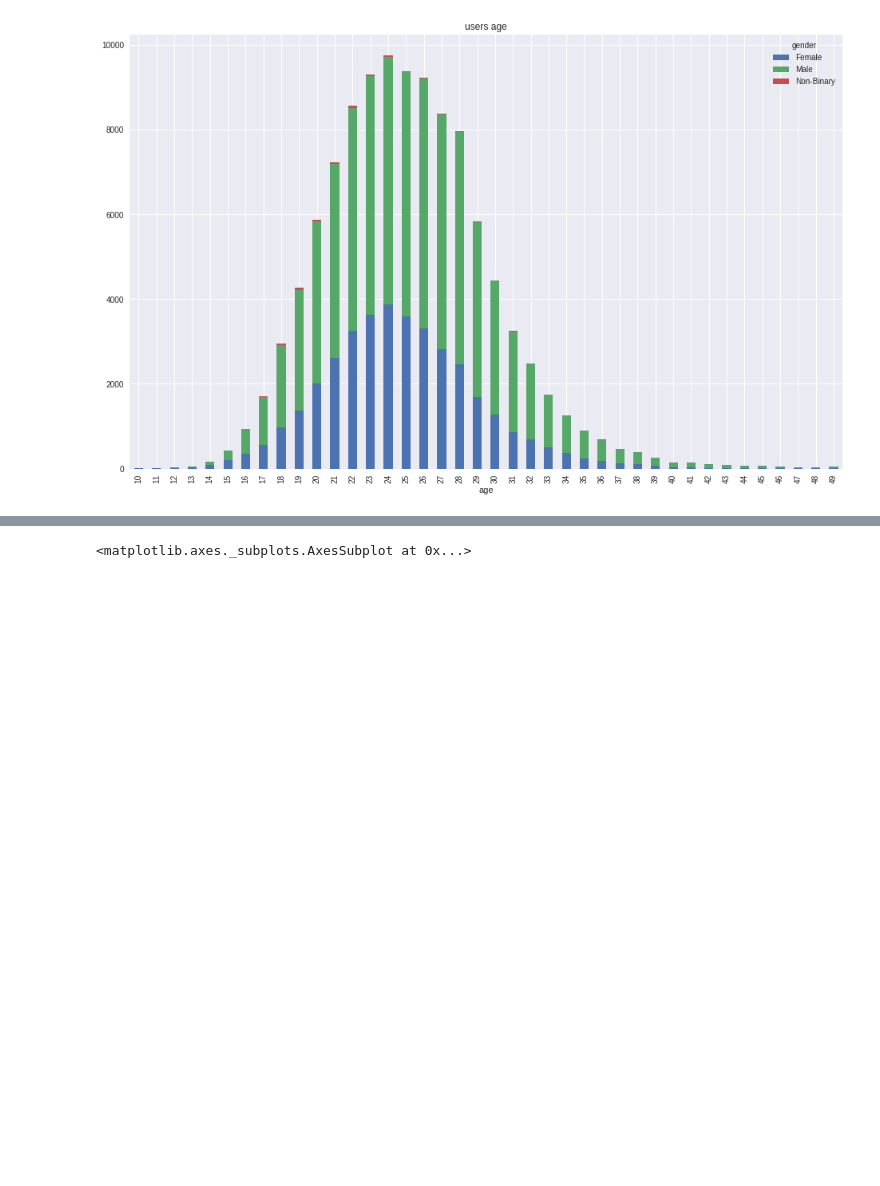
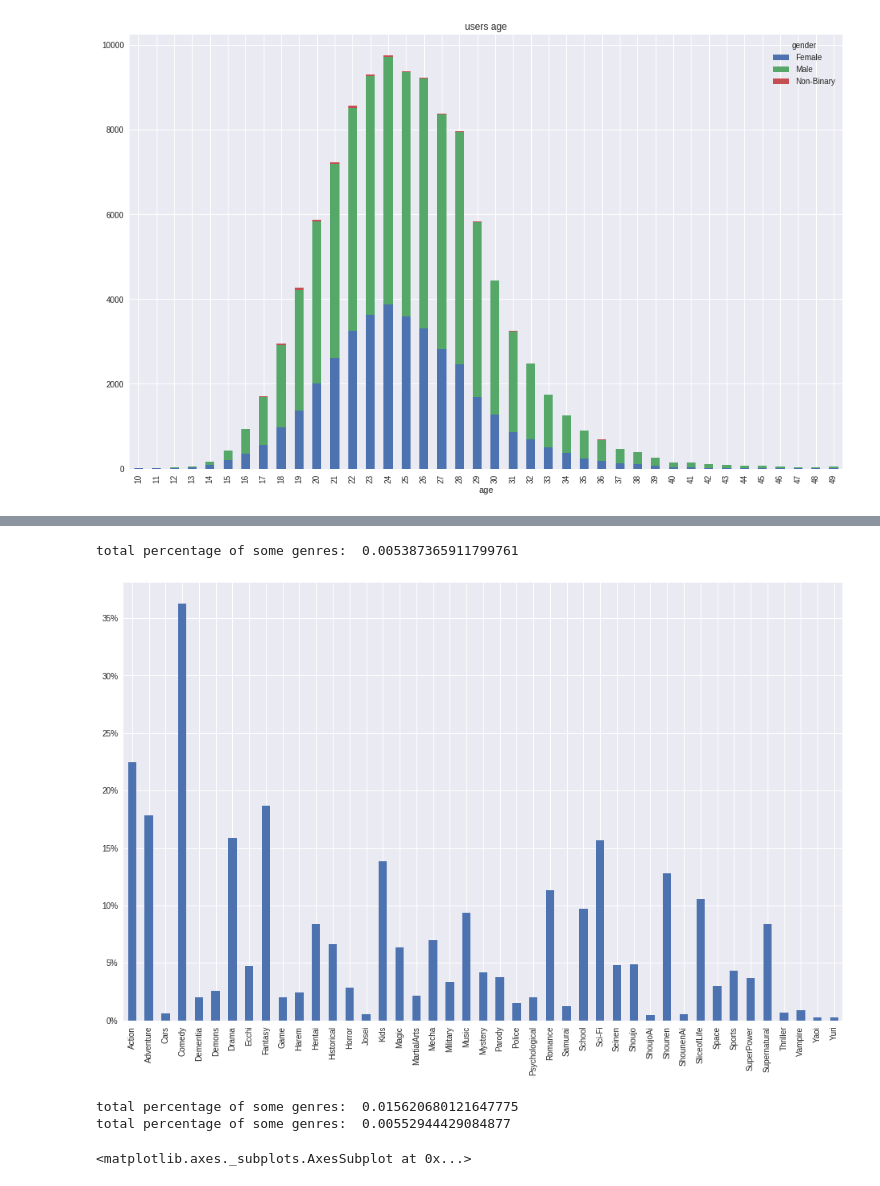
Before and after one commit to racinmat/mal-analysis, a Jupyter notebook: basic_analysis.ipynb, the cells around one changed output, grey strips where cells are left out. Drawn from its saved outputs; the diff is of its cells as text; code cells hidden in the pictures; blank space fills up the shorter version.

```diff
--- a/basic_analysis.ipynb
+++ b/basic_analysis.ipynb
@@ -162,3 +213,24 @@ genres.plot(kind='bar', figsize=(16, 10))
+# %%
+print('total percentage of some genres: ', (genres[['Yuri', 'Yaoi', 'ShounenAi', 'ShoujoAi']] / genres.sum()).sum())
+# %% [output]
+total percentage of some genres:  0.005387365911799761
+# %%
+# now calculating for anime if they contain genre, so numbers will be higher and they won't sum to 1
+animes_genres = animes['genre'].apply(lambda x: x.replace(' ', ''))
+# can not use reverse isin, must use str.contains
+genres_occurence = pd.Series({genre: (animes_genres.str.contains(genre)).sum() for genre in genres.index})
+#animes_genres.str.contains('Yuri')
+# %%
+(genres_occurence / animes.shape[0]).plot(kind='bar', figsize=(16, 10))
+plt.gca().yaxis.set_major_formatter(FuncFormatter(lambda y, _: '{:.0%}'.format(y)))
+# %% [output]
+[figure, added]
+# %%
+print('total percentage of some genres: ', (genres_occurence[['Yuri', 'Yaoi', 'ShounenAi', 'ShoujoAi']] / animes.shape[0]).sum())
+print('total percentage of some genres: ', (genres_occurence[['Yuri', 'Yaoi']] / animes.shape[0]).sum())
+# %% [output]
+total percentage of some genres:  0.015620680121647775
+total percentage of some genres:  0.00552944429084877
 # %%
 genres.plot.pie(figsize=(16, 10))
 # %% [output]
```
Also changed, not shown: parts of 11 cells of this notebook, 1 other file.
